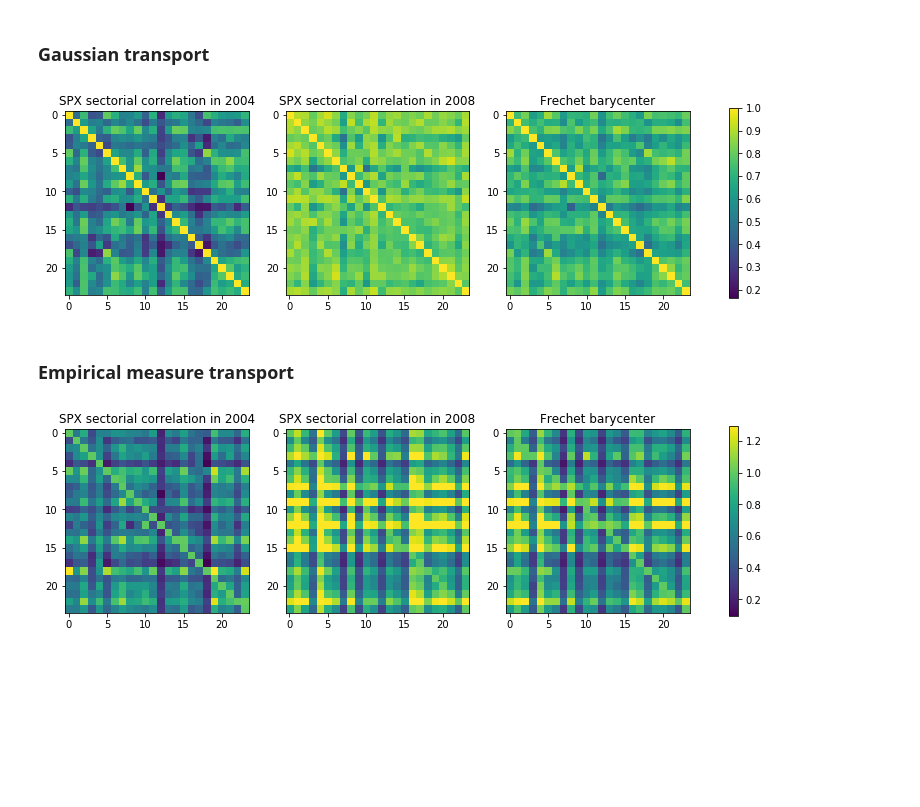
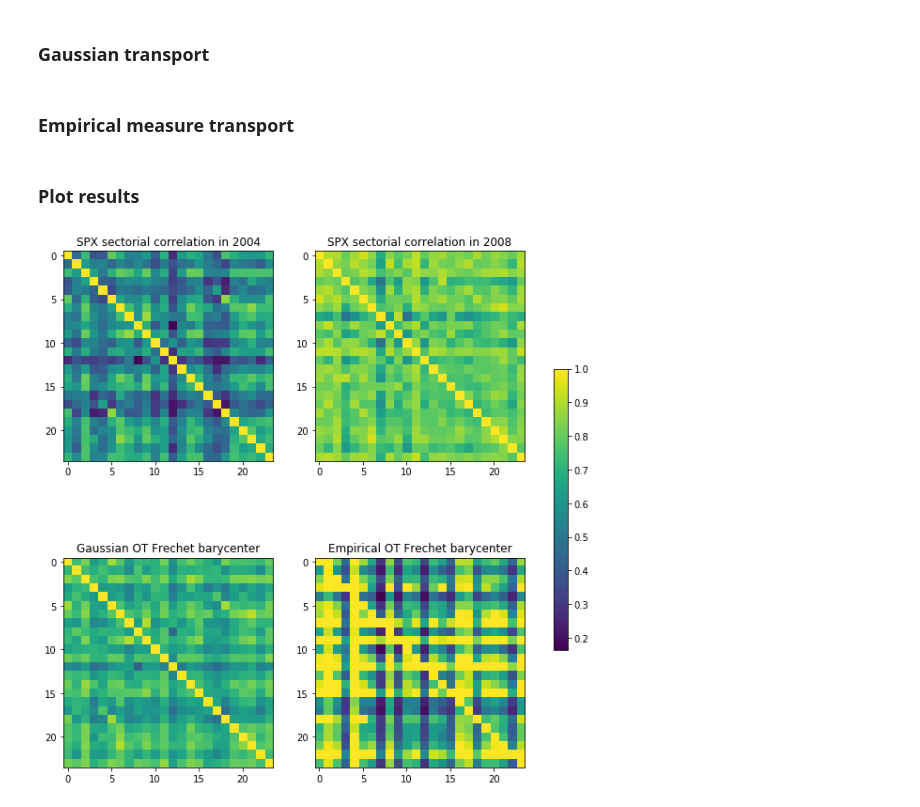
Before and after one commit to sauxpa/stochastic, a Jupyter notebook: optimal_transport_corr/correlation_matrix_frechet_barycenter_empirical_stock.ipynb, the cells around one changed output. Saved outputs shown, nothing was run; the diff lists cells and outputs as text; code cells hidden in the pictures; blank space fills up the shorter version.

```diff
--- a/optimal_transport_corr/correlation_matrix_frechet_barycenter_empirical_stock.ipynb
+++ b/optimal_transport_corr/correlation_matrix_frechet_barycenter_empirical_stock.ipynb
@@ -35,27 +35,7 @@ data_new = np.array((np.log(df_SP500_new/df_SP500_new.shift(1))).dropna())
 A = np.corrcoef(data_old.T)
 B = np.corrcoef(data_new.T)
 
-Kbar, errs = frechet_barycenter_corr([A, B], force_corr=True, ord='wasserstein', verbose=True)
+Kbar_gauss = frechet_barycenter_corr([A, B], force_corr=True, ord='wasserstein', verbose=False)
-# %%
-fig, axes = plt.subplots(figsize=(14, 7), nrows=1, ncols=3)
-ax = axes[0]
-im = ax.imshow(A)
-clim=im.properties()['clim']
-ax.set_title('SPX sectorial correlation in 2004')
-
-ax = axes[1]
-ax.imshow(B, clim=clim)
-ax.set_title('SPX sectorial correlation in 2008')
-
-ax = axes[2]
-ax.imshow(Kbar, clim=clim)
-ax.set_title('Frechet barycenter')
-
-fig.colorbar(im, ax=axes.ravel().tolist(), shrink=0.5)
-
-plt.show()
-# %% [output]
-[figure, removed]
 # %% [markdown]
 ### Empirical measure transport
 # %%
@@ -73,30 +53,32 @@ a = np.concatenate([np.ones(T_old), np.zeros(T_new)]) / T_old
 b = np.concatenate([np.zeros(T_old), np.ones(T_new)]) / T_new
 
 weights = np.stack([a, b], axis=1)
-
-# correlation matrices
-A = weighted_correlation(X, a)
-B = weighted_correlation(X, b)
 # %%
 bar = empirical_frechet_barycenter(X, weights, eps_abs=5e-4, eps_rel=5e-4, verbose=False)
-Kbar = weighted_correlation(X, bar)
+Kbar_emp = weighted_correlation(X, bar)
+# %% [markdown]
+### Plot results
 # %%
-fig, axes = plt.subplots(figsize=(14, 7), nrows=1, ncols=3)
-ax = axes[0]
+fig, axes = plt.subplots(figsize=(11, 11), nrows=2, ncols=2)
+ax = axes[0, 0]
 im = ax.imshow(A)
 clim=im.properties()['clim']
 ax.set_title('SPX sectorial correlation in 2004')
 
-ax = axes[1]
+ax = axes[0, 1]
 ax.imshow(B, clim=clim)
 ax.set_title('SPX sectorial correlation in 2008')
 
-ax = axes[2]
-ax.imshow(Kbar, clim=clim)
-ax.set_title('Frechet barycenter')
+ax = axes[1, 0]
+ax.imshow(Kbar_gauss, clim=clim)
+ax.set_title('Gaussian OT Frechet barycenter')
+
+ax = axes[1, 1]
+ax.imshow(Kbar_emp, clim=clim)
+ax.set_title('Empirical OT Frechet barycenter')
 
 fig.colorbar(im, ax=axes.ravel().tolist(), shrink=0.5)
 
 plt.show()
 # %% [output]
-[figure, old version]
+[figure, new version]
```
